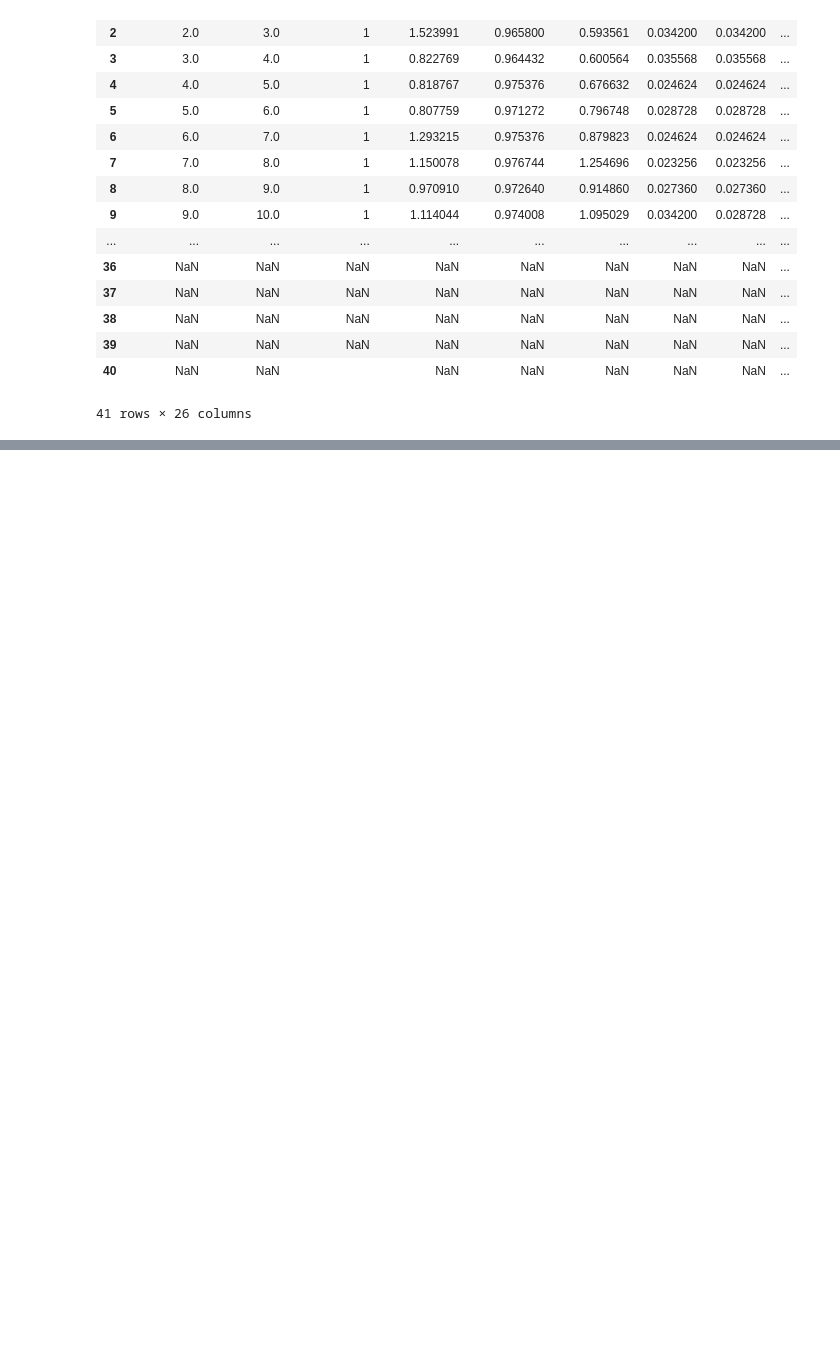
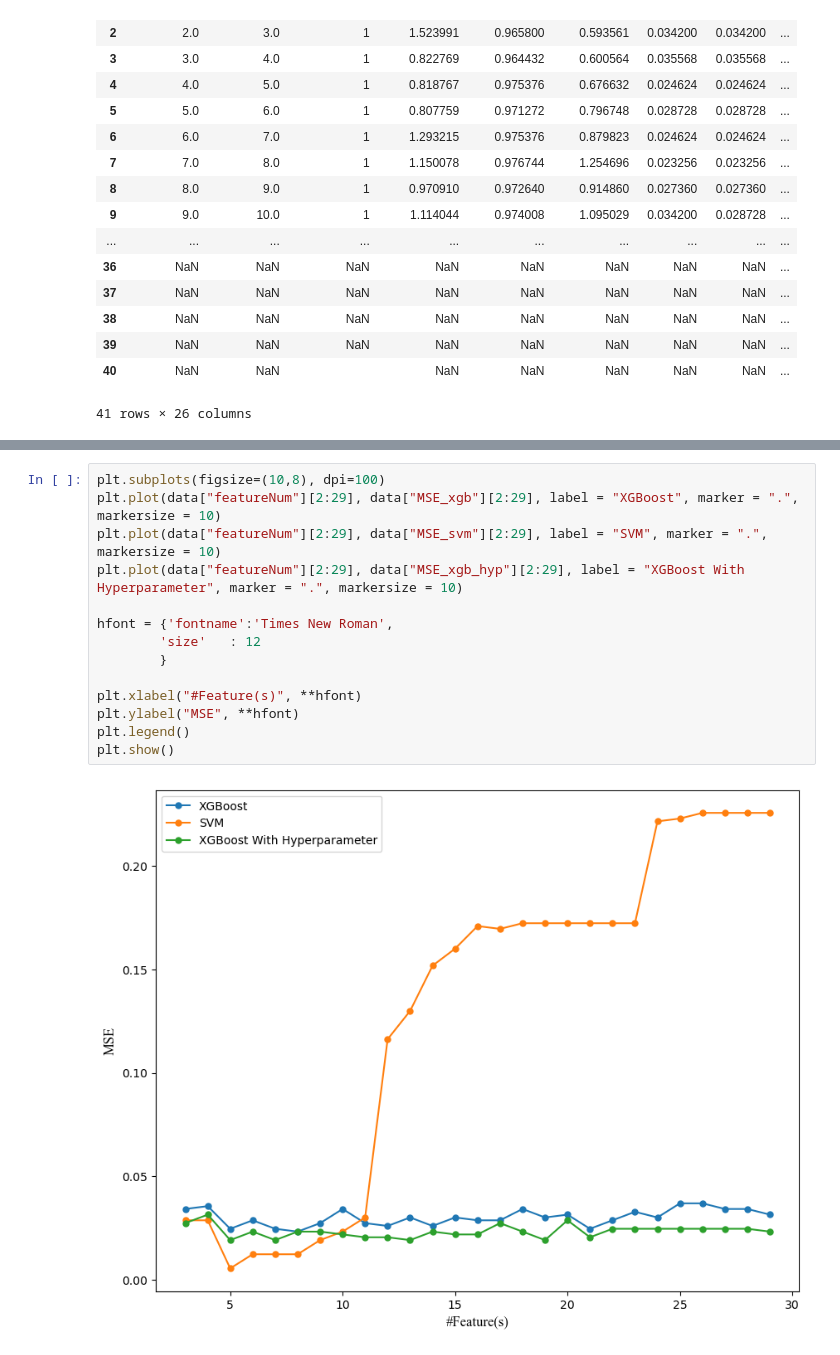
Before and after one commit to DanangKraton/Termal-Comfort-Prediction-using-XGBoost-and-SVM, a Jupyter notebook: oret oret.ipynb, the cells around one changed output, grey strips where cells are left out. Saved outputs shown, nothing was run; the diff lists cells and outputs as text; blank space fills up the shorter version.

```diff
--- a/oret oret.ipynb
+++ b/oret oret.ipynb
@@ -215,2 +219,18 @@ plt.show()
+# %%
+plt.subplots(figsize=(10,8), dpi=100)
+plt.plot(data["featureNum"][2:29], data["MSE_xgb"][2:29], label = "XGBoost", marker = ".", markersize = 10)
+plt.plot(data["featureNum"][2:29], data["MSE_svm"][2:29], label = "SVM", marker = ".", markersize = 10)
+plt.plot(data["featureNum"][2:29], data["MSE_xgb_hyp"][2:29], label = "XGBoost With Hyperparameter", marker = ".", markersize = 10)
+
+hfont = {'fontname':'Times New Roman',
+        'size'   : 12
+        }
+
+plt.xlabel("#Feature(s)", **hfont)
+plt.ylabel("MSE", **hfont)
+plt.legend()
+plt.show()
+# %% [output]
+[figure, added]
 # %%
 plt.subplots(figsize=(10,8), dpi=100)
```
Also changed, not shown: parts of 5 cells of this notebook, 1 other file.
